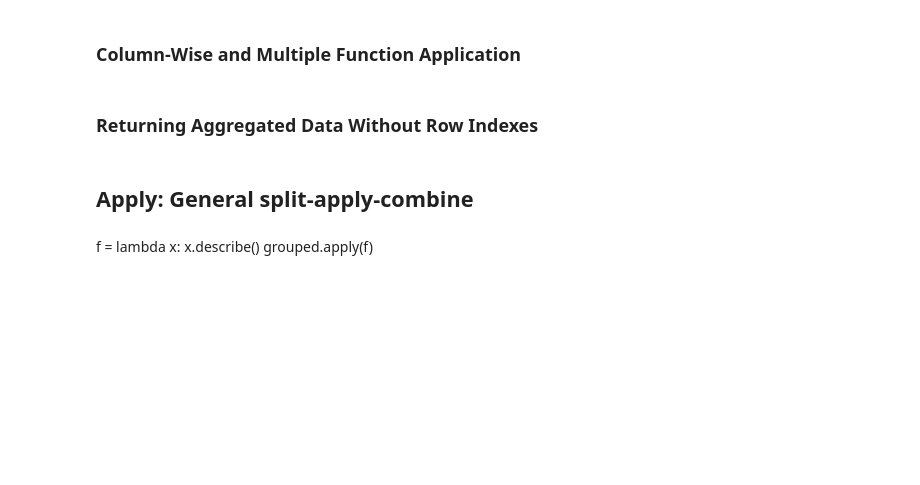
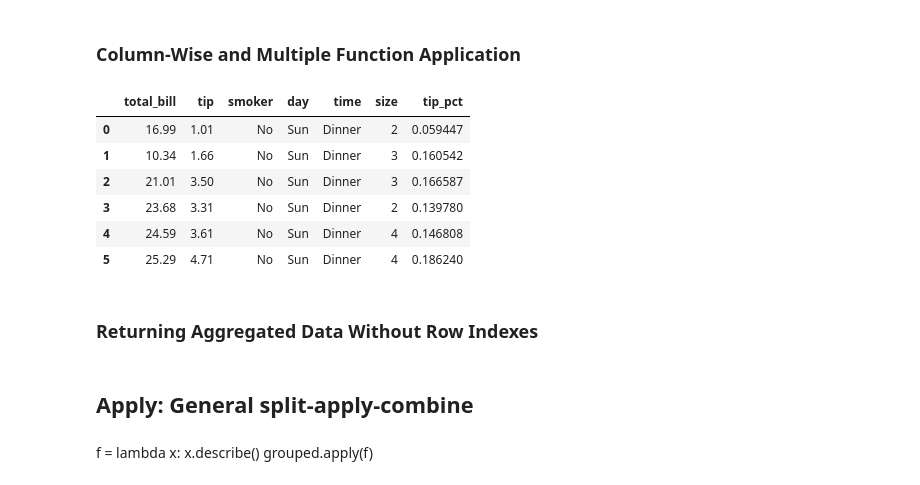
Before and after one commit to rhodapang/Python-for-data-analysis, a Jupyter notebook: ch10 Data Aggregation and group operation.ipynb, the cells around one changed output. Drawn from its saved outputs; the diff is of its cells as text; code cells hidden in the pictures; blank space fills up the shorter version.

```diff
--- a/ch10 Data Aggregation and group operation.ipynb
+++ b/ch10 Data Aggregation and group operation.ipynb
@@ -272,8 +284,16 @@ grouped.describe()
 # %% [markdown]
 ### Column-Wise and Multiple Function Application
 # %%
-tips = pd.read_csv('examples/tips.csv')
+tips = pd.read_csv(r'C:\Users\Connie Wu\Desktop\rhoda\Python\pydata-book-2nd-edition\examples\tips.csv')
 # Add tip percentage of total bill
 tips['tip_pct'] = tips['tip'] / tips['total_bill']
 tips[:6]
+# %% [output]
+|  | total_bill | tip | smoker | day | time | size | tip_pct |
+| 0 | 16.99 | 1.01 | No | Sun | Dinner | 2 | 0.059447 |
+| 1 | 10.34 | 1.66 | No | Sun | Dinner | 3 | 0.160542 |
+| 2 | 21.01 | 3.50 | No | Sun | Dinner | 3 | 0.166587 |
+| 3 | 23.68 | 3.31 | No | Sun | Dinner | 2 | 0.139780 |
+| 4 | 24.59 | 3.61 | No | Sun | Dinner | 4 | 0.146808 |
+| 5 | 25.29 | 4.71 | No | Sun | Dinner | 4 | 0.186240 |
 # %%
```
Also changed, not shown: parts of 3 cells of this notebook.
